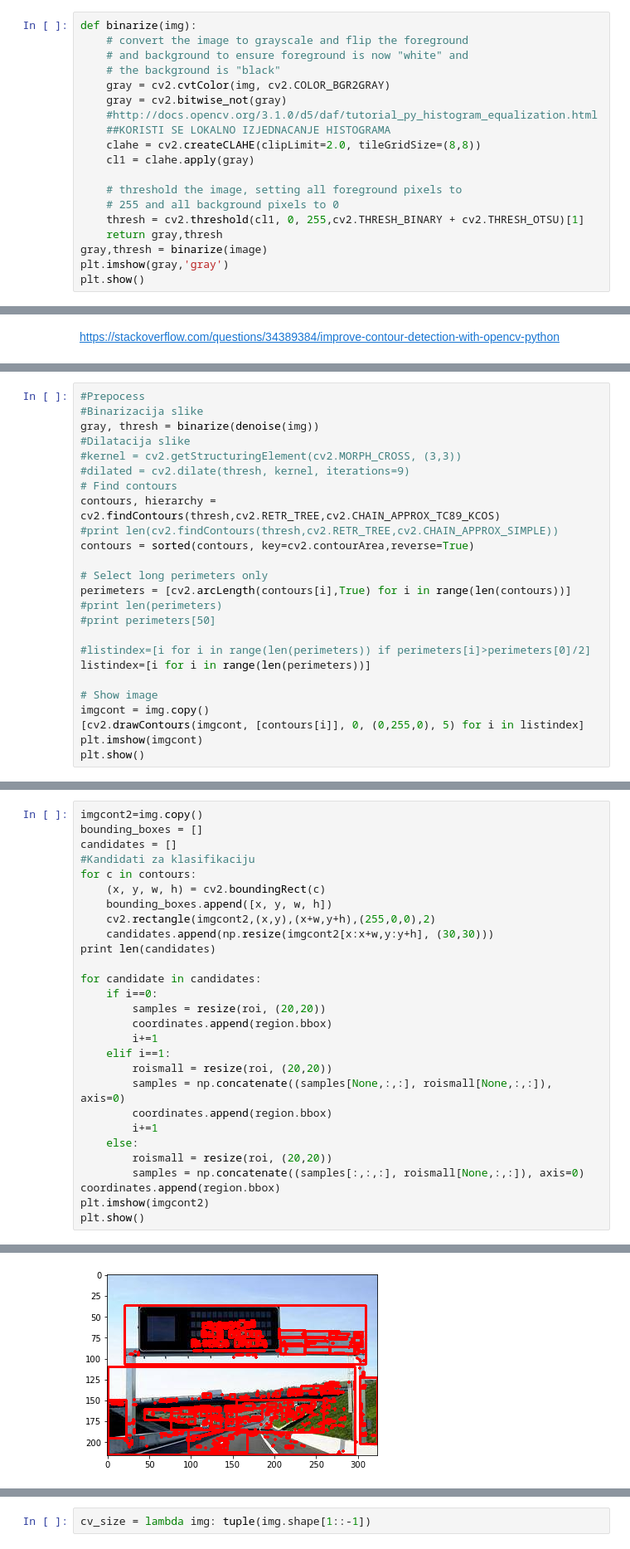
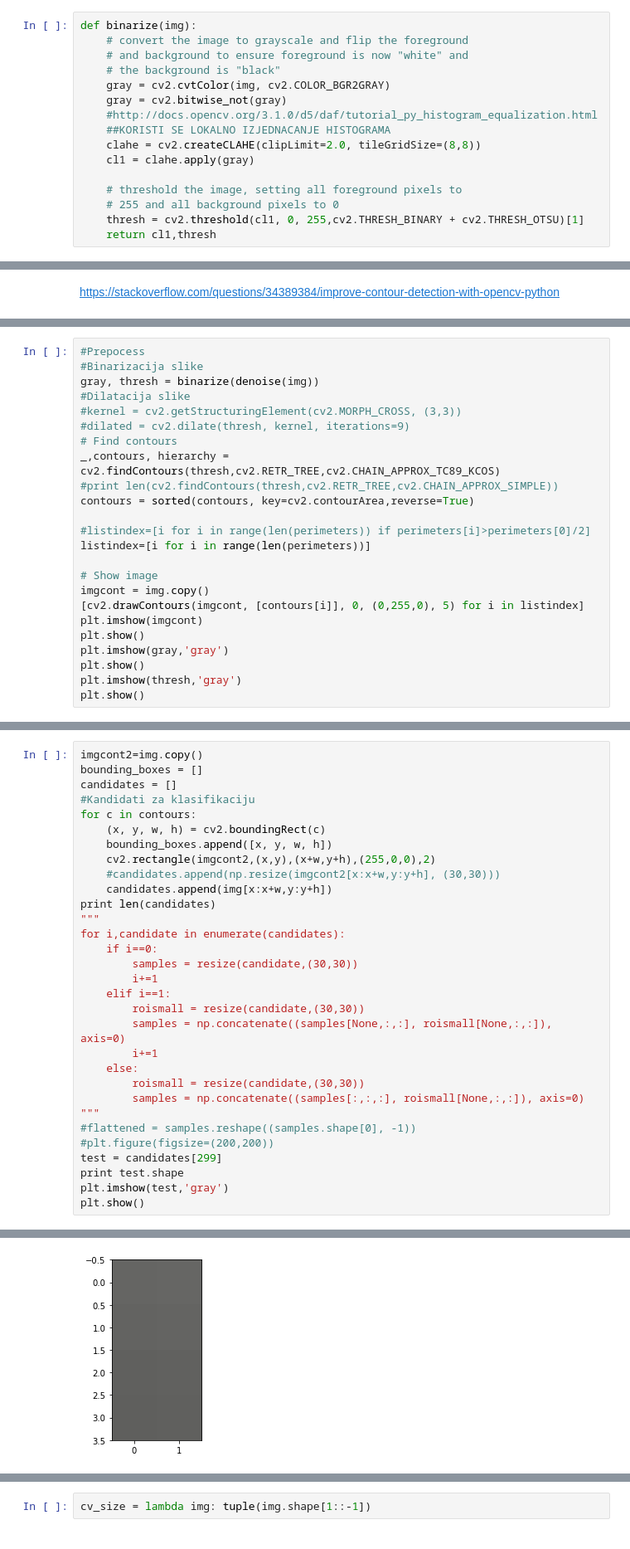
Before and after one commit to Matakov/DOAS-Project, a Jupyter notebook: lineSplitting.ipynb, the cells around one changed output, grey strips where cells are left out. Shown: that part at 83% size. Cells and saved outputs as stored; diff of their text form.

```diff
--- a/lineSplitting.ipynb
+++ b/lineSplitting.ipynb
@@ -69,7 +64,4 @@ def binarize(img):
     # threshold the image, setting all foreground pixels to
     # 255 and all background pixels to 0
     thresh = cv2.threshold(cl1, 0, 255,cv2.THRESH_BINARY + cv2.THRESH_OTSU)[1]
-    return gray,thresh
-gray,thresh = binarize(image)
-plt.imshow(gray,'gray')
-plt.show()
+    return cl1,thresh
@@ -254,14 +241,9 @@ gray, thresh = binarize(denoise(img))
 #kernel = cv2.getStructuringElement(cv2.MORPH_CROSS, (3,3))
 #dilated = cv2.dilate(thresh, kernel, iterations=9)
 # Find contours
-contours, hierarchy = cv2.findContours(thresh,cv2.RETR_TREE,cv2.CHAIN_APPROX_TC89_KCOS)
+_,contours, hierarchy = cv2.findContours(thresh,cv2.RETR_TREE,cv2.CHAIN_APPROX_TC89_KCOS)
 #print len(cv2.findContours(thresh,cv2.RETR_TREE,cv2.CHAIN_APPROX_SIMPLE))
 contours = sorted(contours, key=cv2.contourArea,reverse=True)
-
-# Select long perimeters only
-perimeters = [cv2.arcLength(contours[i],True) for i in range(len(contours))]
-#print len(perimeters)
-#print perimeters[50]
 
 #listindex=[i for i in range(len(perimeters)) if perimeters[i]>perimeters[0]/2]
 listindex=[i for i in range(len(perimeters))]
@@ -271,4 +253,8 @@ imgcont = img.copy()
 [cv2.drawContours(imgcont, [contours[i]], 0, (0,255,0), 5) for i in listindex]
 plt.imshow(imgcont)
 plt.show()
+plt.imshow(gray,'gray')
+plt.show()
+plt.imshow(thresh,'gray')
+plt.show()
 # %% [output]
@@ -282,23 +270,26 @@ for c in contours:
     (x, y, w, h) = cv2.boundingRect(c)
     bounding_boxes.append([x, y, w, h])
     cv2.rectangle(imgcont2,(x,y),(x+w,y+h),(255,0,0),2)
-    candidates.append(np.resize(imgcont2[x:x+w,y:y+h], (30,30)))
+    #candidates.append(np.resize(imgcont2[x:x+w,y:y+h], (30,30)))
+    candidates.append(img[x:x+w,y:y+h])
 print len(candidates)
-
-for candidate in candidates:
+"""
+for i,candidate in enumerate(candidates):
     if i==0:
-        samples = resize(roi, (20,20))
-        coordinates.append(region.bbox)
+        samples = resize(candidate,(30,30))
         i+=1
     elif i==1:
-        roismall = resize(roi, (20,20))
+        roismall = resize(candidate,(30,30))
         samples = np.concatenate((samples[None,:,:], roismall[None,:,:]), axis=0)
-        coordinates.append(region.bbox)
         i+=1
     else:
-        roismall = resize(roi, (20,20))
+        roismall = resize(candidate,(30,30))
         samples = np.concatenate((samples[:,:,:], roismall[None,:,:]), axis=0)
-coordinates.append(region.bbox)
-plt.imshow(imgcont2)
+"""
+#flattened = samples.reshape((samples.shape[0], -1))
+#plt.figure(figsize=(200,200))
+test = candidates[299]
+print test.shape
+plt.imshow(test,'gray')
 plt.show()
 # %% [output]
@@ -306,4 +298,4 @@ plt.show()
-[figure, old version]
+[figure, new version]
 # %% [markdown]
 #https://stackoverflow.com/questions/19363293/whats-the-fastest-way-to-increase-color-image-contrast-with-opencv-in-python-c
 # Image data
```
Also changed, not shown: parts of 18 cells of this notebook, 1 other file.
